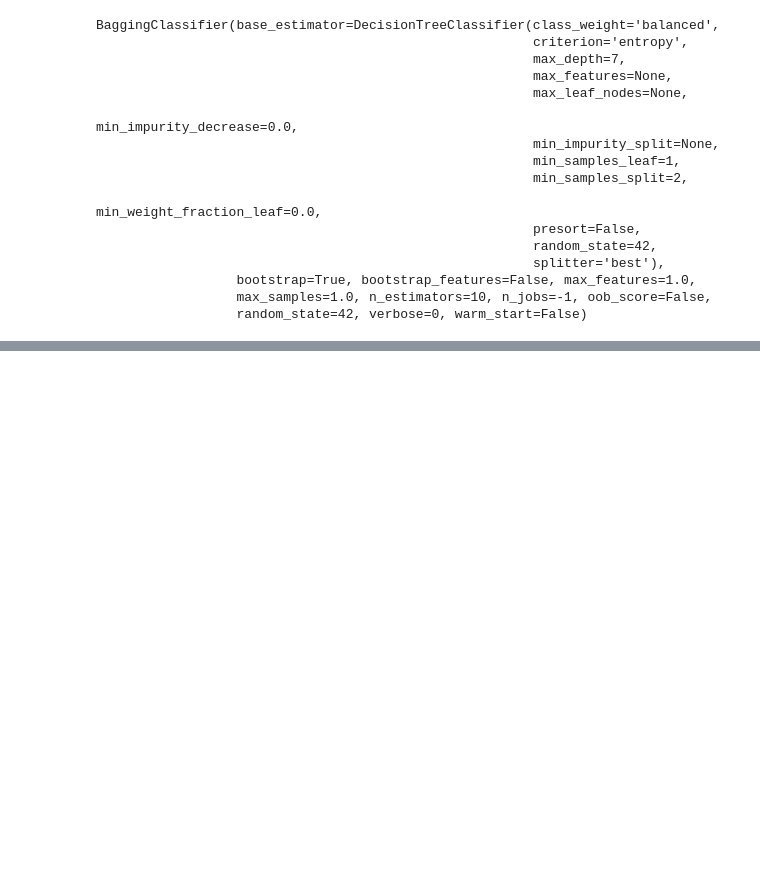
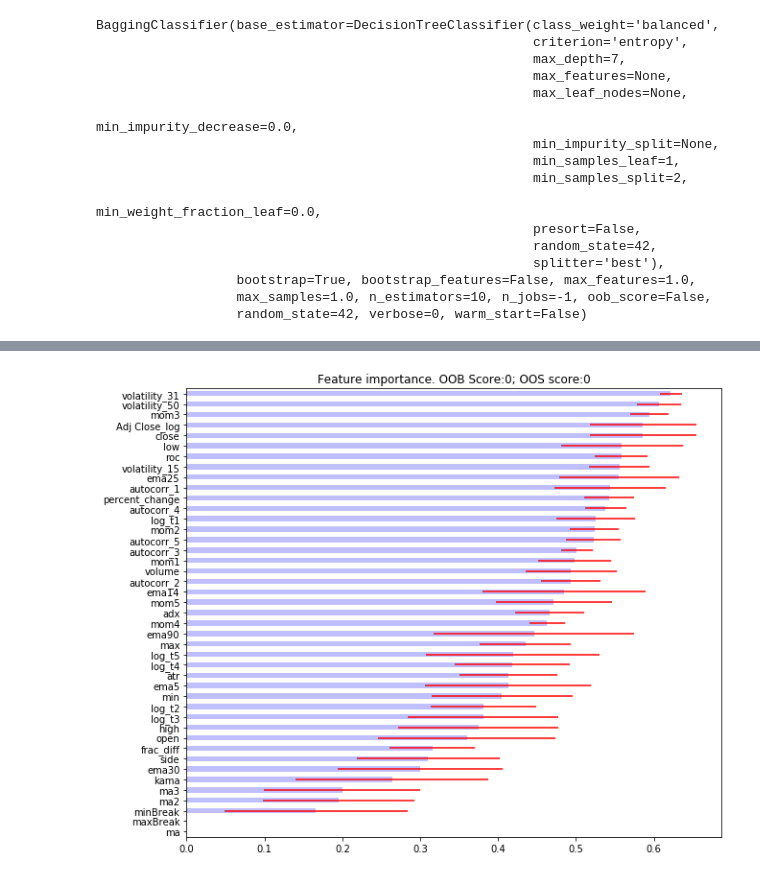
Before and after one commit to Channaholic/adv_in_financial_ml, a Jupyter notebook: Version 1 Research Lab (latest).ipynb, the cells around one changed output, grey strips where cells are left out. Drawn from its saved outputs; the diff is of its cells as text; code cells hidden in the pictures; blank space fills up the shorter version.

```diff
--- a/Version 1 Research Lab (latest).ipynb
+++ b/Version 1 Research Lab (latest).ipynb
@@ -482,0 +523,4 @@ BaggingClassifier(base_estimator=DecisionTreeClassifier(class_weight='balanced',
+# %%
+plot_feature_importance(sfi_feat_imp, 0, 0)
+# %% [output]
+[figure, added]
```
Also changed, not shown: parts of 18 cells of this notebook.
